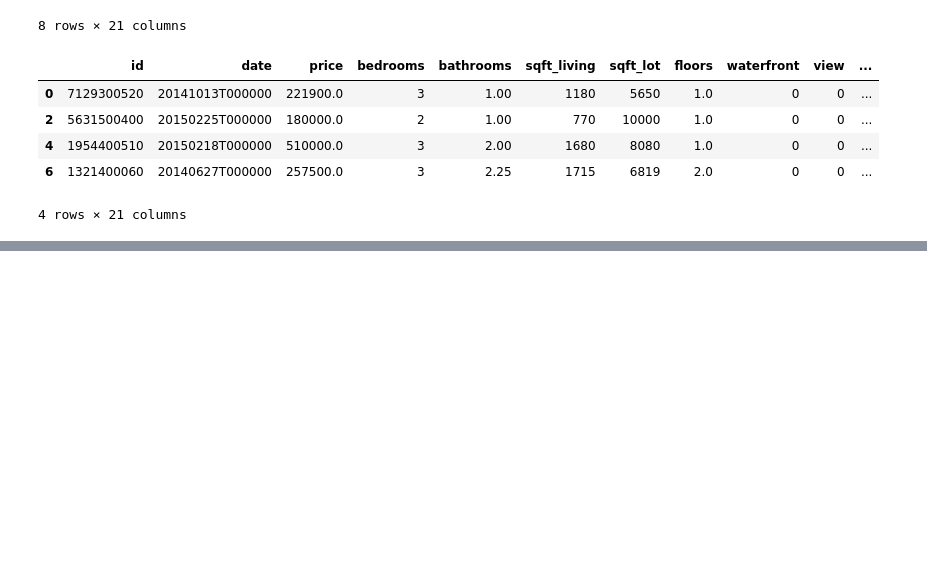
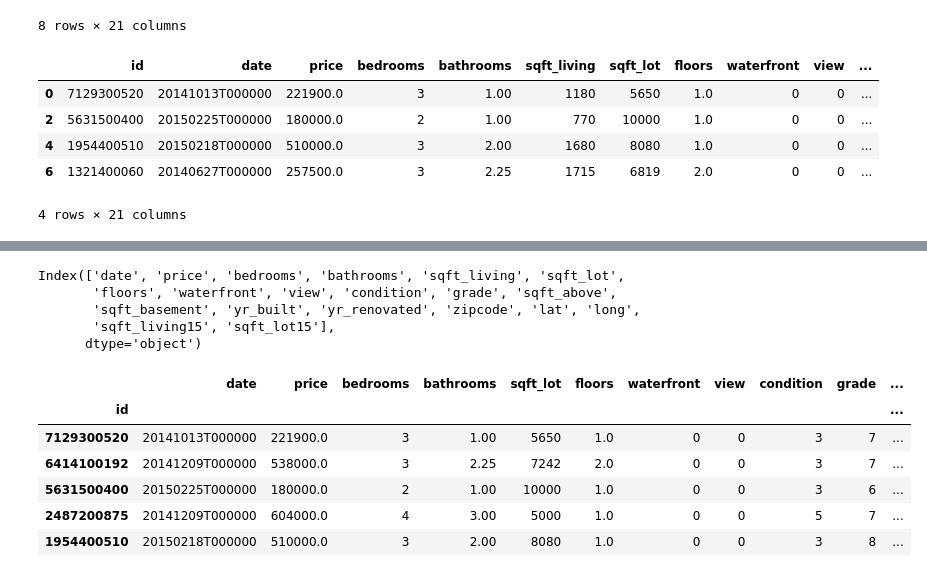
Before and after one commit to dev535H/PYTHON-DIGIPODIUM--2ND, a Jupyter notebook: data analysis/analysis.ipynb, the cells around one changed output, grey strips where cells are left out. Cells and saved outputs as stored; diff of their text form; code cells hidden in the pictures; blank space fills up the shorter version.

```diff
--- a/data analysis/analysis.ipynb
+++ b/data analysis/analysis.ipynb
@@ -205,0 +324,20 @@ df.iloc[[0,2,4,6]]
+# %%
+df.columns
+# %% [output]
+Index(['date', 'price', 'bedrooms', 'bathrooms', 'sqft_living', 'sqft_lot',
+       'floors', 'waterfront', 'view', 'condition', 'grade', 'sqft_above',
+       'sqft_basement', 'yr_built', 'yr_renovated', 'zipcode', 'lat', 'long',
+       'sqft_living15', 'sqft_lot15'],
+      dtype='object')
+# %%
+cols_to_drop=['sqft_living15','sqft_living']
+df=df.drop(columns=cols_to_drop)
+df.head()
+# %% [output]
+|  | date | price | bedrooms | bathrooms | sqft_lot | floors | waterfront | view | condition | grade | ... |
+| id |  |  |  |  |  |  |  |  |  |  | ... |
+| 7129300520 | 20141013T000000 | 221900.0 | 3 | 1.00 | 5650 | 1.0 | 0 | 0 | 3 | 7 | ... |
+| 6414100192 | 20141209T000000 | 538000.0 | 3 | 2.25 | 7242 | 2.0 | 0 | 0 | 3 | 7 | ... |
+| 5631500400 | 20150225T000000 | 180000.0 | 2 | 1.00 | 10000 | 1.0 | 0 | 0 | 3 | 6 | ... |
+| 2487200875 | 20141209T000000 | 604000.0 | 4 | 3.00 | 5000 | 1.0 | 0 | 0 | 5 | 7 | ... |
+| 1954400510 | 20150218T000000 | 510000.0 | 3 | 2.00 | 8080 | 1.0 | 0 | 0 | 3 | 8 | ... |
```
Also changed, not shown: parts of 15 cells of this notebook, 3 other files.
